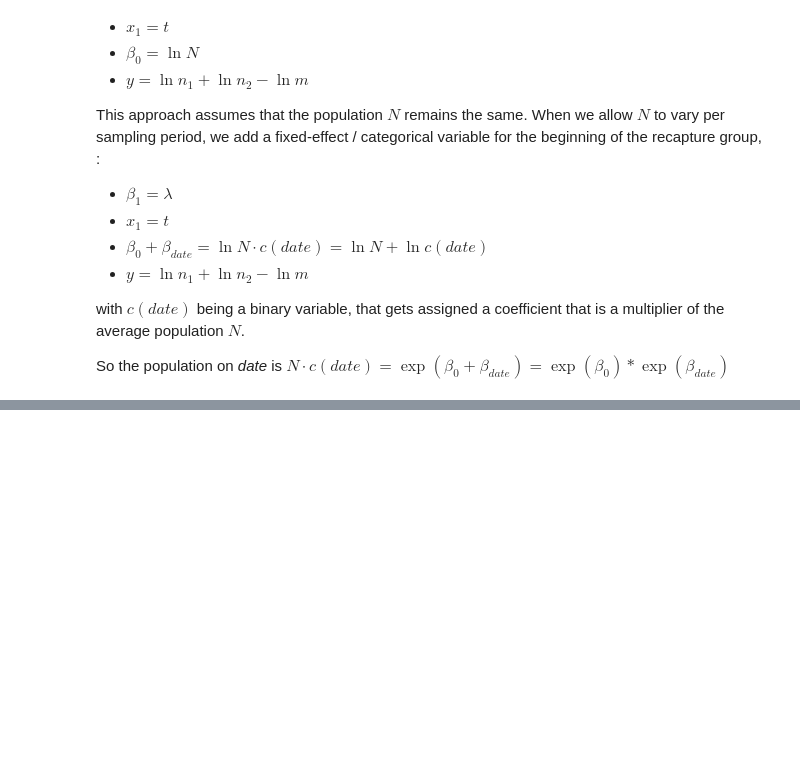
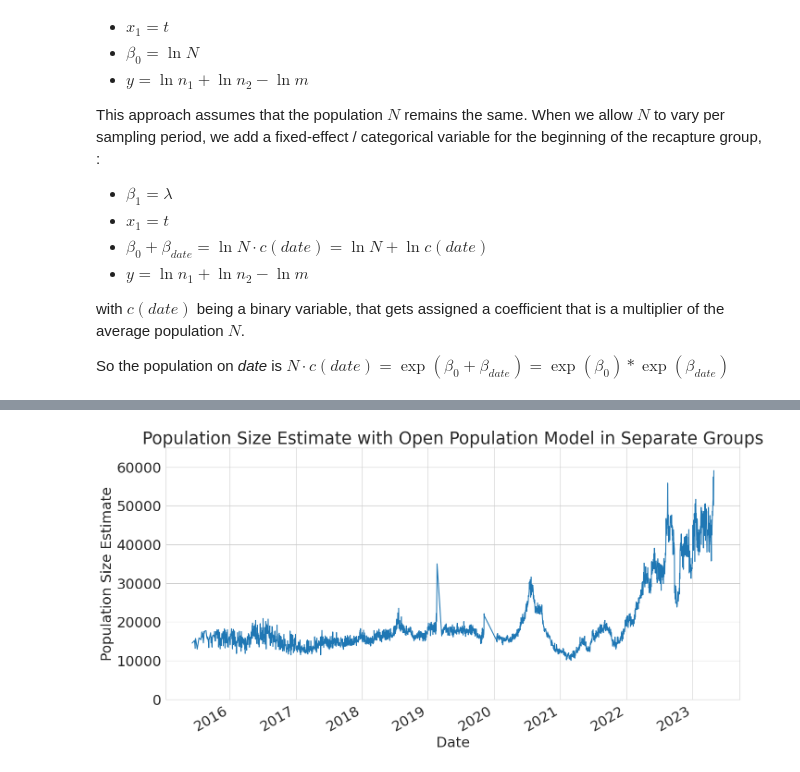
Before and after one commit to ipeirotis/mturk_demographics, a Jupyter notebook: 3_Capture_Recapture.ipynb, the cells around one changed output, grey strips where cells are left out. Cells and saved outputs as stored; diff of their text form; code cells hidden in the pictures; blank space fills up the shorter version.

```diff
--- a/3_Capture_Recapture.ipynb
+++ b/3_Capture_Recapture.ipynb
@@ -350,0 +489,4 @@ fig.savefig('plots/openpopulation.pdf', bbox_inches='tight')
+# %%
+le_us = lincoln_estimates_us.copy()
+le_us['groupB_start'] = le_us['groupB_start'].dt.tz_localize(None)
+results_us = fit_survival(le_us)
@@ -350,0 +520,6 @@ fig.savefig('plots/openpopulation.pdf', bbox_inches='tight')
+# %%
+lincoln_estimates_nonus = pd.DataFrame(result_nonus)
+lincoln_estimates_nonus['groupA_start'] = pd.to_datetime(lincoln_estimates_nonus['groupA_start'])
+lincoln_estimates_nonus['groupB_start'] = pd.to_datetime(lincoln_estimates_nonus['groupB_start'])
+lincoln_estimates_nonus['groupA_end'] = pd.to_datetime(lincoln_estimates_nonus['groupA_end'])
+lincoln_estimates_nonus['groupB_end'] = pd.to_datetime(lincoln_estimates_nonus['groupB_end'])
@@ -350,0 +529,4 @@ fig.savefig('plots/openpopulation.pdf', bbox_inches='tight')
+# %%
+le_nonus = lincoln_estimates_nonus.copy()
+le_nonus['groupB_start'] = le_nonus['groupB_start'].dt.tz_localize(None)
+results_nonus = fit_survival(le_nonus)
@@ -350,0 +535,6 @@ fig.savefig('plots/openpopulation.pdf', bbox_inches='tight')
+# %%
+merge_results = pd.merge( pd.DataFrame(results_nonus['N_d']),  pd.DataFrame(results_us['N_d']), on='date')
+merge_results['population'] = merge_results['population_x']+merge_results['population_y']
+merge_results=merge_results.drop('population_x', axis=1)
+merge_results=merge_results.drop('population_y', axis=1)
+merge_results
@@ -350,0 +555,14 @@ fig.savefig('plots/openpopulation.pdf', bbox_inches='tight')
+# %%
+# fig = plt.figure()
+fig, axes = plt.subplots(1, 1)  # a figure with a 1x1 "grid" for a single ax (ax = plot)
+
+ax = merge_results.set_index('date').sort_index().plot(ax=axes)
+ax.set_title("Population Size Estimate with Open Population Model in Separate Groups")
+ax.set_xlabel("Date")
+ax.set_ylabel("Population Size Estimate")
+ax.set_ylim([0,65000])
+ax.legend().set_visible(False)
+
+fig.savefig('plots/openpopulation2.pdf', bbox_inches='tight')
+# %% [output]
+[figure, added]
```
Also changed, not shown: parts of 30 cells of this notebook.
